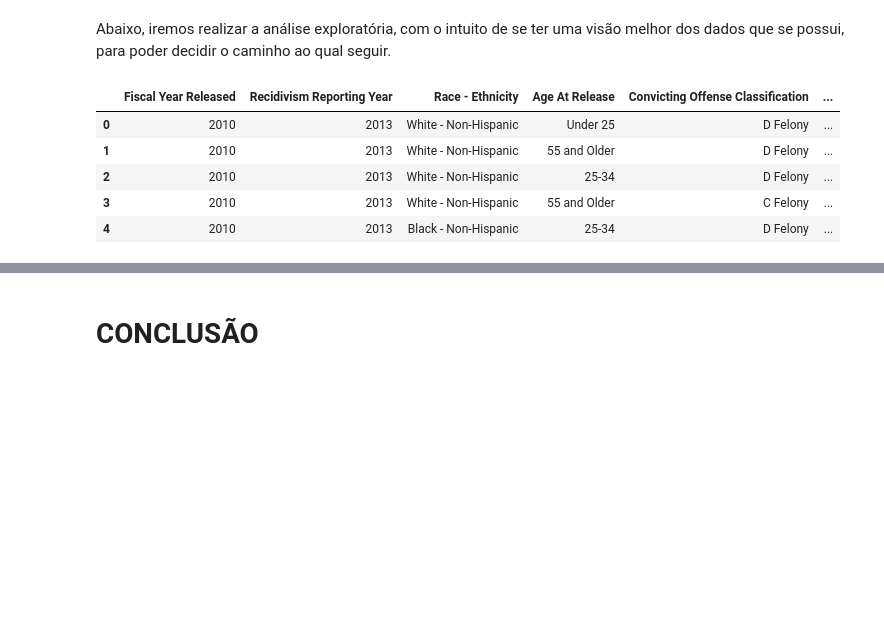
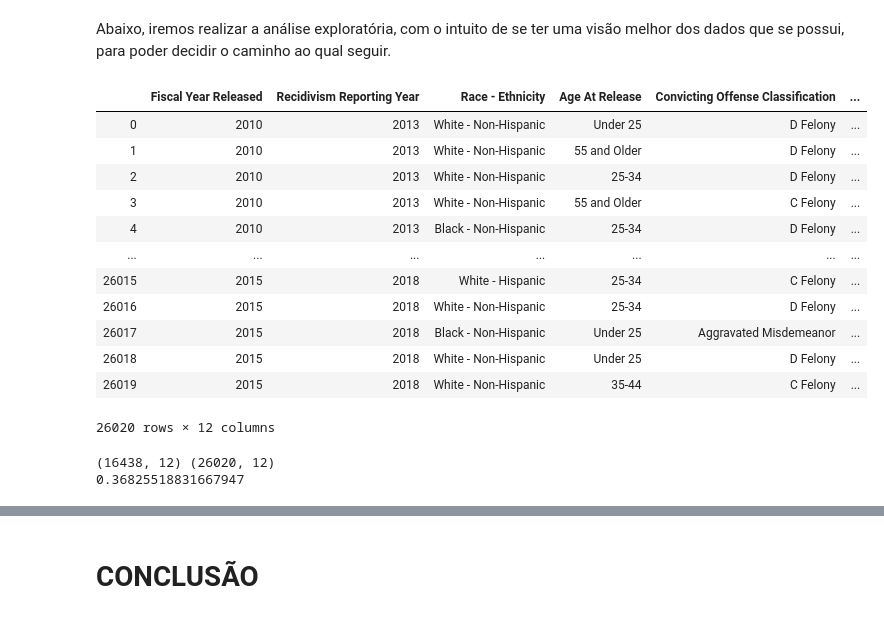
Before and after one commit to williamars/Cdados_final, a Jupyter notebook: P3 - Arquivo 2.ipynb, the cells around one changed output, grey strips where cells are left out. Saved outputs shown, nothing was run; the diff lists cells and outputs as text; code cells hidden in the pictures; blank space fills up the shorter version.

```diff
--- a/P3 - Arquivo 2.ipynb
+++ b/P3 - Arquivo 2.ipynb
@@ -64,16 +67,29 @@ Abaixo, iremos realizar a análise exploratória, com o intuito de se ter uma vi
 # %%
 etnia_motivo = pd.crosstab(db["Race - Ethnicity"], db["Convicting Offense Subtype"], normalize=True)*100
 k = etnia_motivo.sum().sort_values(ascending=False)
+# %%
+db
+# %% [output]
+|  | Fiscal Year Released | Recidivism Reporting Year | Race - Ethnicity | Age At Release | Convicting Offense Classification | ... |
+| 0 | 2010 | 2013 | White - Non-Hispanic | Under 25 | D Felony | ... |
+| 1 | 2010 | 2013 | White - Non-Hispanic | 55 and Older | D Felony | ... |
+| 2 | 2010 | 2013 | White - Non-Hispanic | 25-34 | D Felony | ... |
+| 3 | 2010 | 2013 | White - Non-Hispanic | 55 and Older | C Felony | ... |
+| 4 | 2010 | 2013 | Black - Non-Hispanic | 25-34 | D Felony | ... |
+| ... | ... | ... | ... | ... | ... | ... |
+| 26015 | 2015 | 2018 | White - Hispanic | 25-34 | C Felony | ... |
+| 26016 | 2015 | 2018 | White - Non-Hispanic | 25-34 | D Felony | ... |
+| 26017 | 2015 | 2018 | Black - Non-Hispanic | Under 25 | Aggravated Misdemeanor | ... |
+| 26018 | 2015 | 2018 | White - Non-Hispanic | Under 25 | D Felony | ... |
+| 26019 | 2015 | 2018 | White - Non-Hispanic | 35-44 | C Felony | ... |
+26020 rows × 12 columns
 # %%
 #zero = pd.crosstab(db[db["Recidivism - Return to Prison numeric"]==0])
-db.head()
+print( db.dropna().shape, db.shape)
+print (1-db.dropna().shape[0]/db.shape[0])
 # %% [output]
-|  | Fiscal Year Released | Recidivism Reporting Year | Race - Ethnicity | Age At Release | Convicting Offense Classification | ... |
-| 0 | 2010 | 2013 | White - Non-Hispanic | Under 25 | D Felony | ... |
-| 1 | 2010 | 2013 | White - Non-Hispanic | 55 and Older | D Felony | ... |
-| 2 | 2010 | 2013 | White - Non-Hispanic | 25-34 | D Felony | ... |
-| 3 | 2010 | 2013 | White - Non-Hispanic | 55 and Older | C Felony | ... |
-| 4 | 2010 | 2013 | Black - Non-Hispanic | 25-34 | D Felony | ... |
+(16438, 12) (26020, 12)
+0.36825518831667947
 # %%
 k.plot(kind='bar', legend=False)
 # %% [output]
```
Also changed, not shown: parts of 9 cells of this notebook.
